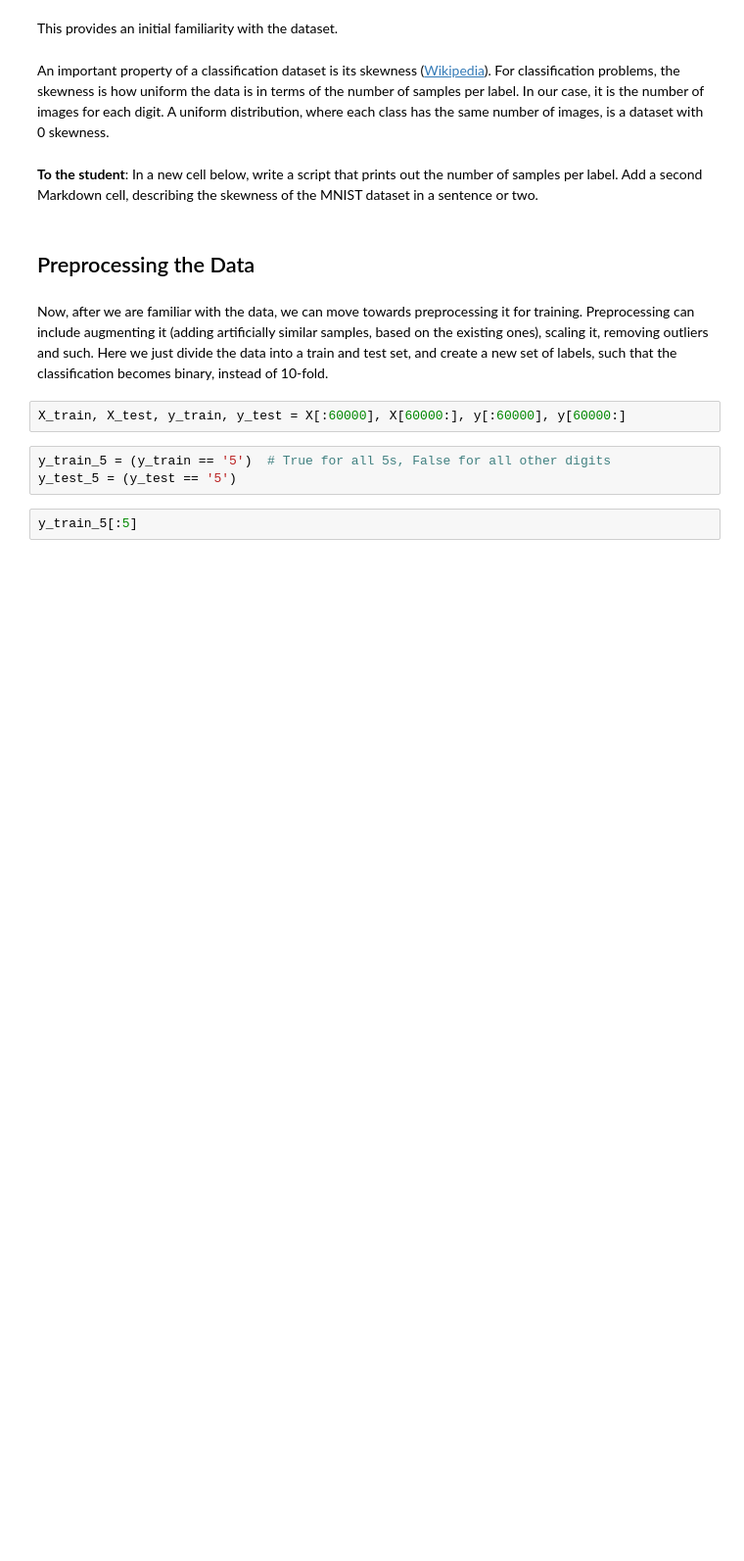
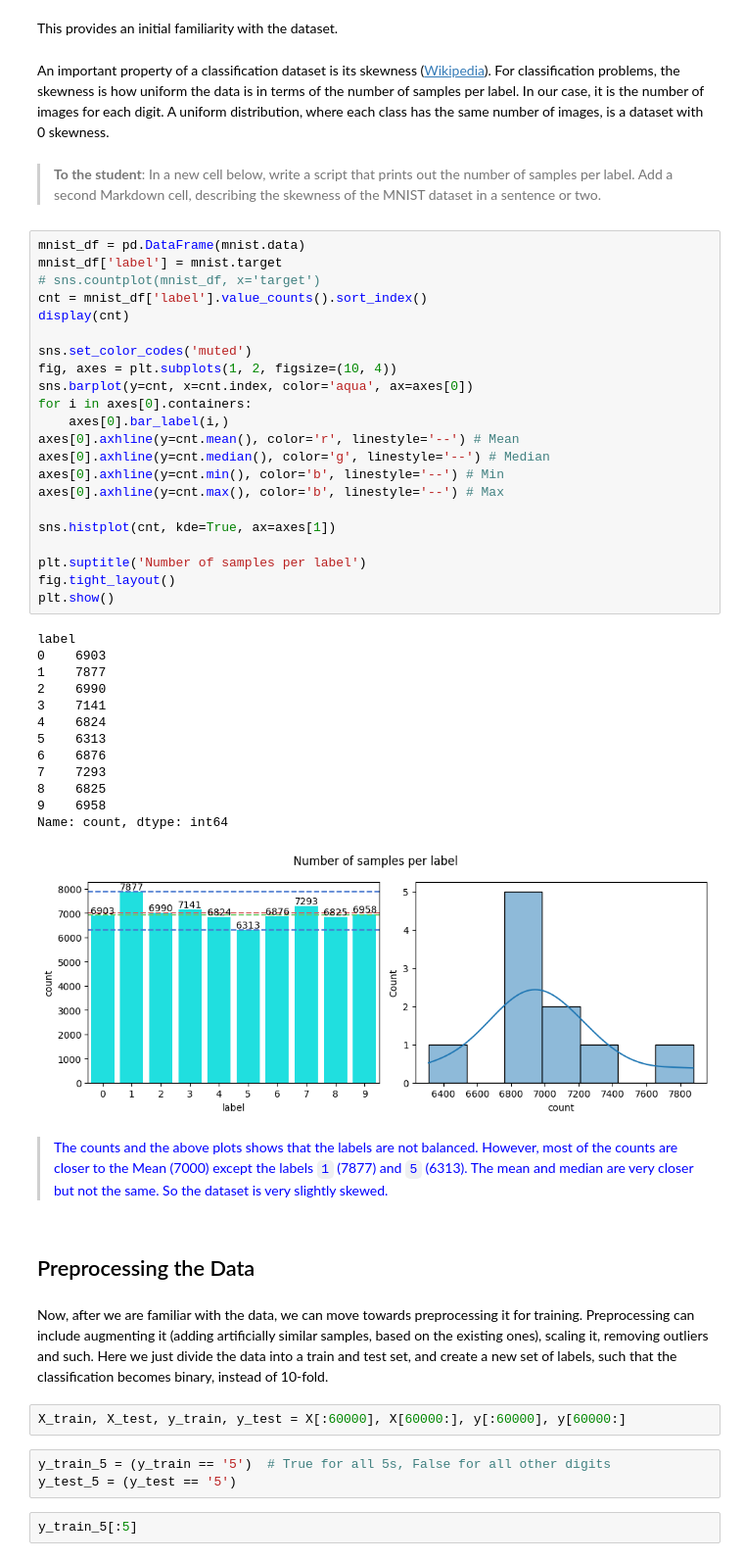
Before and after one commit to infopartha/CSCN8010-lab-submissions, a Jupyter notebook: students_submissions/8883828/lab7.ipynb, the cells around one changed output. Shown at 98% size. Drawn from its saved outputs; the diff is of its cells as text; blank space fills up the shorter version.

```diff
--- a/students_submissions/8883828/lab7.ipynb
+++ b/students_submissions/8883828/lab7.ipynb
@@ -166,7 +213,48 @@ This provides an initial familiarity with the dataset.
 # %% [markdown]
 An important property of a classification dataset is its skewness ([Wikipedia](https://en.wikipedia.org/wiki/Skewness)). For classification problems, the skewness is how uniform the data is in terms of the number of samples per label. In our case, it is the number of images for each digit. A uniform distribution, where each class has the same number of images, is a dataset with 0 skewness.
 # %% [markdown]
+<blockquote>
+
 **To the student**: In a new cell below, write a script that prints out the number of samples per label. Add a second Markdown cell, describing the skewness of the MNIST dataset in a sentence or two.
+</blockquote>
+# %%
+mnist_df = pd.DataFrame(mnist.data)
+mnist_df['label'] = mnist.target
+# sns.countplot(mnist_df, x='target')
+cnt = mnist_df['label'].value_counts().sort_index()
+display(cnt)
+
+sns.set_color_codes('muted')
+fig, axes = plt.subplots(1, 2, figsize=(10, 4))
+sns.barplot(y=cnt, x=cnt.index, color='aqua', ax=axes[0])
+for i in axes[0].containers:
+    axes[0].bar_label(i,)
+axes[0].axhline(y=cnt.mean(), color='r', linestyle='--') # Mean
+axes[0].axhline(y=cnt.median(), color='g', linestyle='--') # Median
+axes[0].axhline(y=cnt.min(), color='b', linestyle='--') # Min
+axes[0].axhline(y=cnt.max(), color='b', linestyle='--') # Max
+
+sns.histplot(cnt, kde=True, ax=axes[1])
+
+plt.suptitle('Number of samples per label')
+fig.tight_layout()
+plt.show()
+# %% [output]
+label
+0    6903
+1    7877
+2    6990
+3    7141
+4    6824
+5    6313
+6    6876
+7    7293
+8    6825
+9    6958
+Name: count, dtype: int64
+[figure, added]
+# %% [markdown]
+> <font color = blue> The counts and the above plots shows that the labels are not balanced. However, most of the counts are closer to the Mean (7000) except the labels `1` (7877) and `5` (6313). The mean and median are very closer but not the same. So the dataset is very slightly skewed.</font>
 # %% [markdown]
 ## Preprocessing the Data
 # %% [markdown]
```
Also changed, not shown: parts of 35 cells of this notebook, 1 other file.
